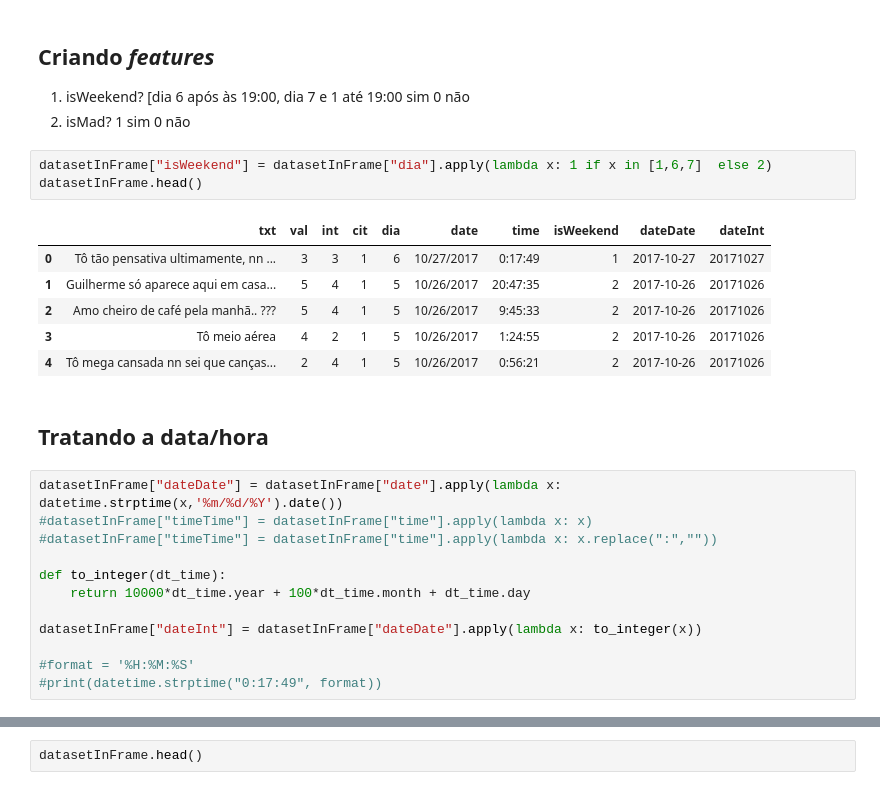
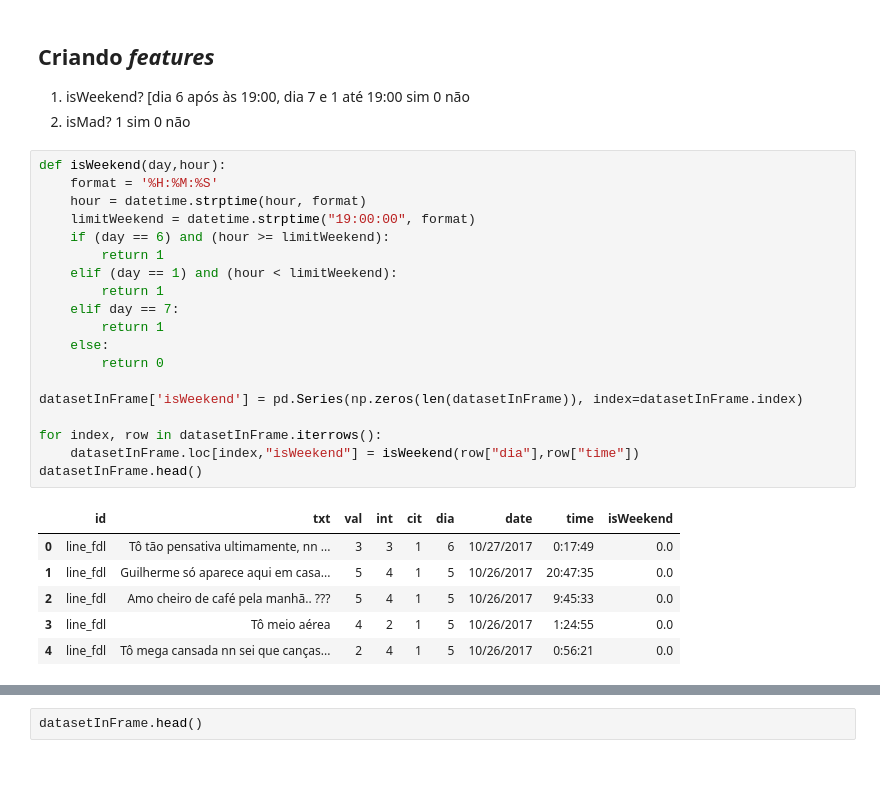
Before and after one commit to tpcyprianos/sentiment-analysis-tweets, a Jupyter notebook: pre_processing.ipynb, the cells around one changed output, grey strips where cells are left out. Drawn from its saved outputs; the diff is of its cells as text.

```diff
--- a/pre_processing.ipynb
+++ b/pre_processing.ipynb
@@ -82,27 +90,29 @@ datasetInFrame["cit"] = datasetInFrame["cit"].apply(lambda x: 1 if x == "Rio de
 ## Criando *features*
 1. isWeekend? [dia 6 após às 19:00, dia 7  e  1 até 19:00 sim 0 não
 2. isMad? 1 sim 0 não
-# %%
-datasetInFrame["isWeekend"] = datasetInFrame["dia"].apply(lambda x: 1 if x in [1,6,7]  else 2)
-datasetInFrame.head()
-# %% [output]
-|  | txt | val | int | cit | dia | date | time | isWeekend | dateDate | dateInt |
-| 0 | Tô tão pensativa ultimamente, nn ... | 3 | 3 | 1 | 6 | 10/27/2017 | 0:17:49 | 1 | 2017-10-27 | 20171027 |
-| 1 | Guilherme só aparece aqui em casa... | 5 | 4 | 1 | 5 | 10/26/2017 | 20:47:35 | 2 | 2017-10-26 | 20171026 |
-| 2 | Amo cheiro de café pela manhã.. ??? | 5 | 4 | 1 | 5 | 10/26/2017 | 9:45:33 | 2 | 2017-10-26 | 20171026 |
-| 3 | Tô meio aérea | 4 | 2 | 1 | 5 | 10/26/2017 | 1:24:55 | 2 | 2017-10-26 | 20171026 |
-| 4 | Tô mega cansada nn sei que canças... | 2 | 4 | 1 | 5 | 10/26/2017 | 0:56:21 | 2 | 2017-10-26 | 20171026 |
-# %% [markdown]
-## Tratando a data/hora
-# %%
-datasetInFrame["dateDate"] = datasetInFrame["date"].apply(lambda x: datetime.strptime(x,'%m/%d/%Y').date())
-#datasetInFrame["timeTime"] = datasetInFrame["time"].apply(lambda x: x)
-#datasetInFrame["timeTime"] = datasetInFrame["time"].apply(lambda x: x.replace(":",""))
-
-def to_integer(dt_time):
-    return 10000*dt_time.year + 100*dt_time.month + dt_time.day
-
-datasetInFrame["dateInt"] = datasetInFrame["dateDate"].apply(lambda x: to_integer(x))
-
-#format = '%H:%M:%S'
-#print(datetime.strptime("0:17:49", format))
+# %%
+def isWeekend(day,hour):
+    format = '%H:%M:%S'
+    hour = datetime.strptime(hour, format)
+    limitWeekend = datetime.strptime("19:00:00", format)
+    if (day == 6) and (hour >= limitWeekend):
+        return 1
+    elif (day == 1) and (hour < limitWeekend):
+        return 1
+    elif day == 7:
+        return 1
+    else:
+        return 0
+
+datasetInFrame['isWeekend'] = pd.Series(np.zeros(len(datasetInFrame)), index=datasetInFrame.index)
+
+for index, row in datasetInFrame.iterrows():
+    datasetInFrame.loc[index,"isWeekend"] = isWeekend(row["dia"],row["time"])
+datasetInFrame.head()
+# %% [output]
+|  | id | txt | val | int | cit | dia | date | time | isWeekend |
+| 0 | line_fdl | Tô tão pensativa ultimamente, nn ... | 3 | 3 | 1 | 6 | 10/27/2017 | 0:17:49 | 0.0 |
+| 1 | line_fdl | Guilherme só aparece aqui em casa... | 5 | 4 | 1 | 5 | 10/26/2017 | 20:47:35 | 0.0 |
+| 2 | line_fdl | Amo cheiro de café pela manhã.. ??? | 5 | 4 | 1 | 5 | 10/26/2017 | 9:45:33 | 0.0 |
+| 3 | line_fdl | Tô meio aérea | 4 | 2 | 1 | 5 | 10/26/2017 | 1:24:55 | 0.0 |
+| 4 | line_fdl | Tô mega cansada nn sei que canças... | 2 | 4 | 1 | 5 | 10/26/2017 | 0:56:21 | 0.0 |
```
Also changed, not shown: parts of 7 cells of this notebook, 1 other file.
